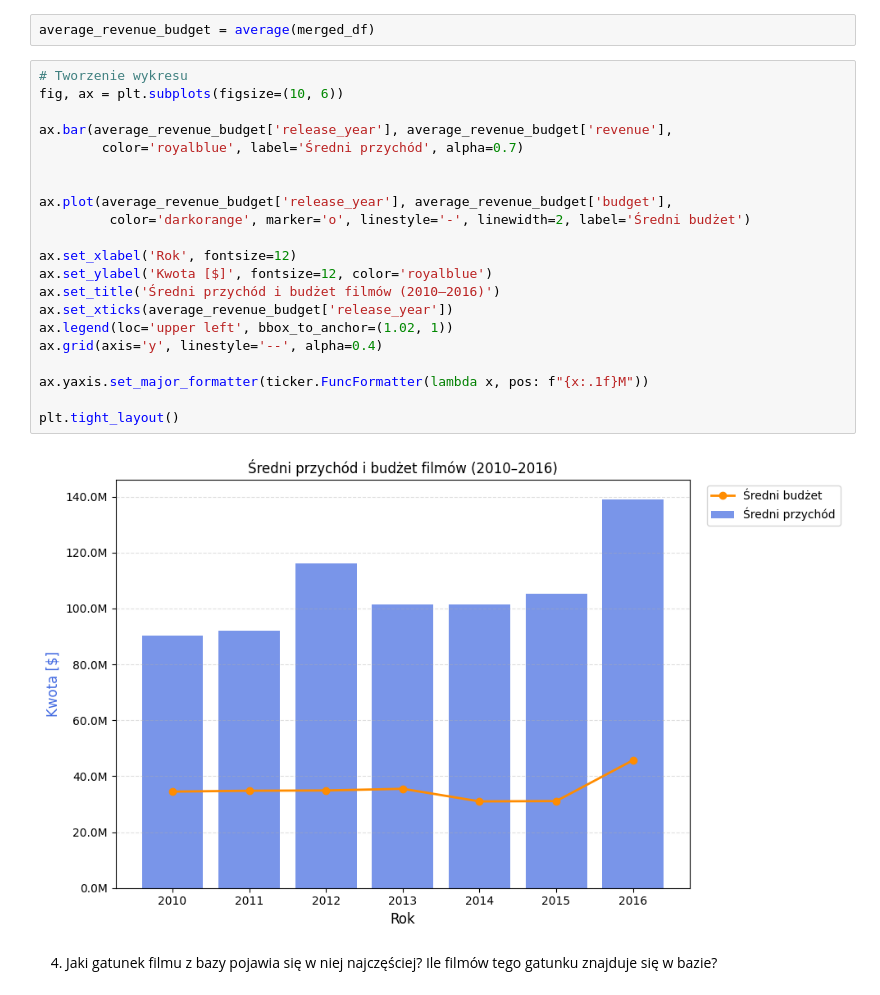
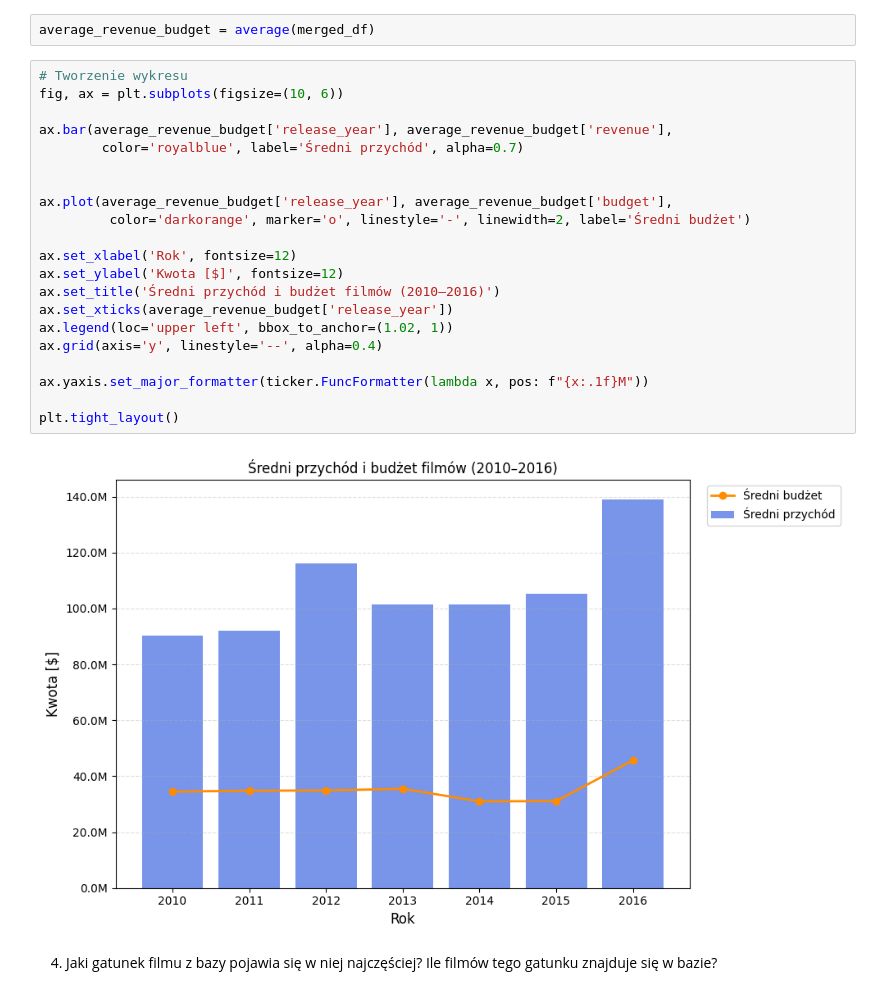
Before and after one commit to Beri-Beri/my-repo, a Jupyter notebook: Module_9/Task_Baza_Filmow/Task_baza_filmow.ipynb, the cells around one changed output. Saved outputs shown, nothing was run; the diff lists cells and outputs as text.

```diff
--- a/Module_9/Task_Baza_Filmow/Task_baza_filmow.ipynb
+++ b/Module_9/Task_Baza_Filmow/Task_baza_filmow.ipynb
@@ -107,26 +107,26 @@ average_revenue_budget = average(merged_df)
 # %%
 # Tworzenie wykresu
 fig, ax = plt.subplots(figsize=(10, 6))
 
 ax.bar(average_revenue_budget['release_year'], average_revenue_budget['revenue'],
         color='royalblue', label='Średni przychód', alpha=0.7)
 
 
 ax.plot(average_revenue_budget['release_year'], average_revenue_budget['budget'],
          color='darkorange', marker='o', linestyle='-', linewidth=2, label='Średni budżet')
 
 ax.set_xlabel('Rok', fontsize=12)
-ax.set_ylabel('Kwota [$]', fontsize=12, color='royalblue')
+ax.set_ylabel('Kwota [$]', fontsize=12)
 ax.set_title('Średni przychód i budżet filmów (2010–2016)')
 ax.set_xticks(average_revenue_budget['release_year'])
 ax.legend(loc='upper left', bbox_to_anchor=(1.02, 1))
 ax.grid(axis='y', linestyle='--', alpha=0.4)
 
 ax.yaxis.set_major_formatter(ticker.FuncFormatter(lambda x, pos: f"{x:.1f}M"))
 
 plt.tight_layout()
 # %% [output]
-[figure, old version]
+[figure, new version]
 # %% [markdown]
 4. Jaki gatunek filmu z bazy pojawia się w niej najczęściej? Ile filmów tego gatunku znajduje się w bazie?
 # %%
```
